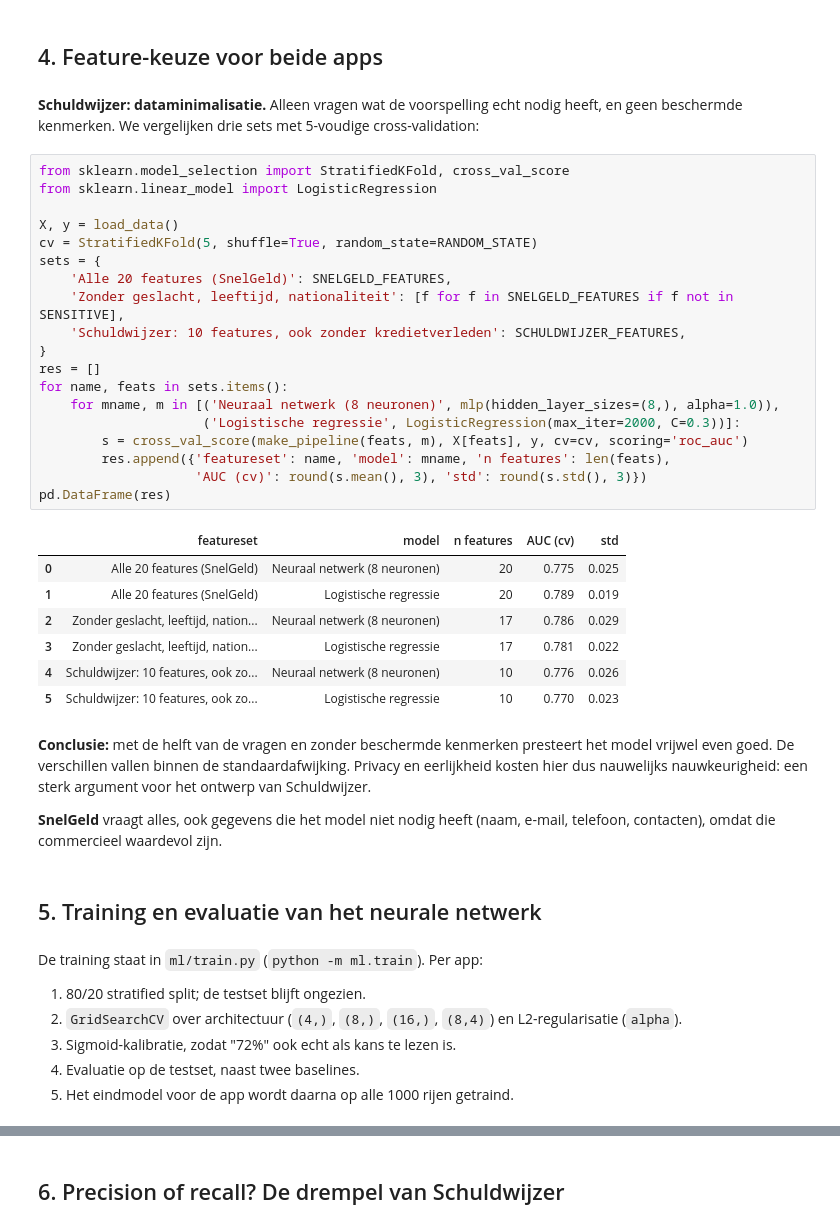
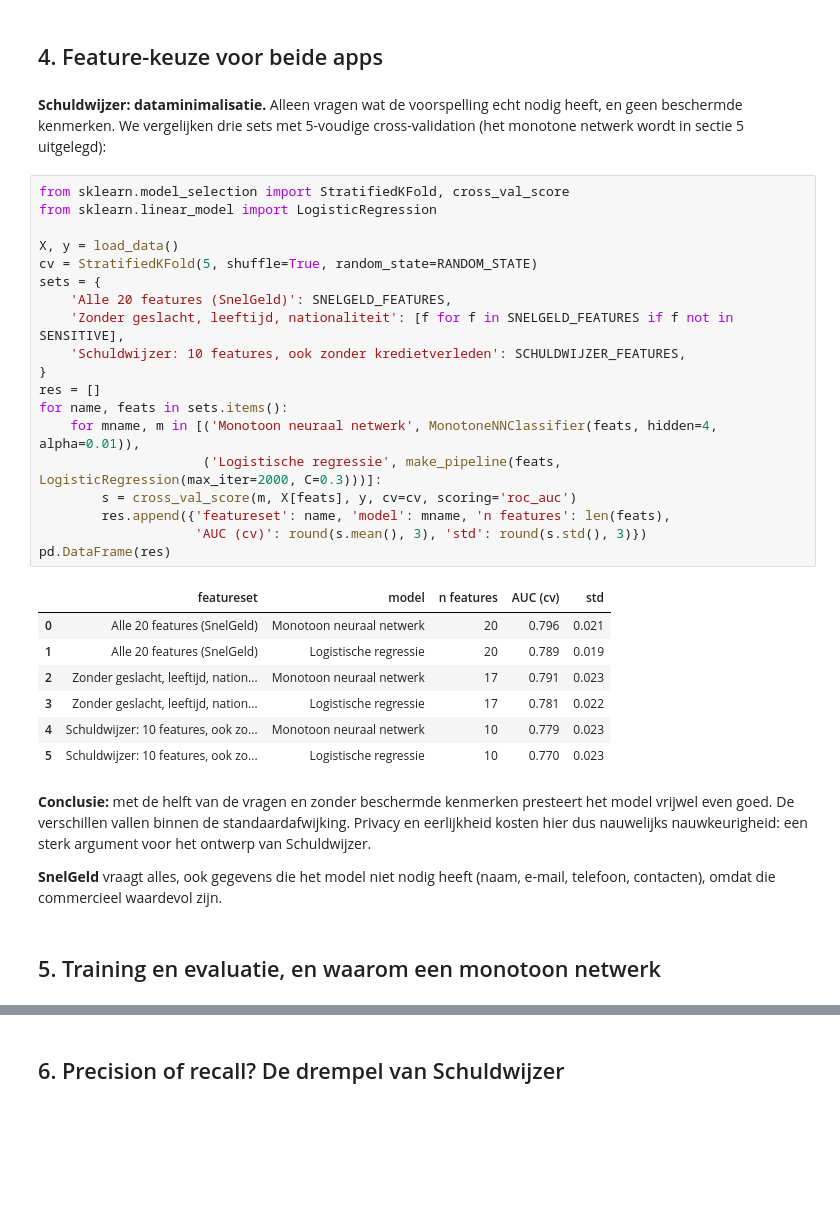
Before and after one commit to aj-automate/HCAID, a Jupyter notebook: notebooks/01_kredietrisico_model.ipynb, the cells around one changed output, grey strips where cells are left out. Drawn from its saved outputs; the diff is of its cells as text; blank space fills up the shorter version.

```diff
--- a/notebooks/01_kredietrisico_model.ipynb
+++ b/notebooks/01_kredietrisico_model.ipynb
@@ -147,45 +149,37 @@ Vrouwen (35% bad tegen 28%) en jongeren (42% tegen 27%) kwamen in deze data vake
 # %% [markdown]
 ## 4. Feature-keuze voor beide apps
 # %% [markdown]
-**Schuldwijzer: dataminimalisatie.** Alleen vragen wat de voorspelling echt nodig heeft, en geen beschermde kenmerken. We vergelijken drie sets met 5-voudige cross-validation:
+**Schuldwijzer: dataminimalisatie.** Alleen vragen wat de voorspelling echt nodig heeft, en geen beschermde kenmerken. We vergelijken drie sets met 5-voudige cross-validation (het monotone netwerk wordt in sectie 5 uitgelegd):
 # %%
 from sklearn.model_selection import StratifiedKFold, cross_val_score
 from sklearn.linear_model import LogisticRegression
 
 X, y = load_data()
 cv = StratifiedKFold(5, shuffle=True, random_state=RANDOM_STATE)
 sets = {
     'Alle 20 features (SnelGeld)': SNELGELD_FEATURES,
     'Zonder geslacht, leeftijd, nationaliteit': [f for f in SNELGELD_FEATURES if f not in SENSITIVE],
     'Schuldwijzer: 10 features, ook zonder kredietverleden': SCHULDWIJZER_FEATURES,
 }
 res = []
 for name, feats in sets.items():
-    for mname, m in [('Neuraal netwerk (8 neuronen)', mlp(hidden_layer_sizes=(8,), alpha=1.0)),
-                     ('Logistische regressie', LogisticRegression(max_iter=2000, C=0.3))]:
-        s = cross_val_score(make_pipeline(feats, m), X[feats], y, cv=cv, scoring='roc_auc')
+    for mname, m in [('Monotoon neuraal netwerk', MonotoneNNClassifier(feats, hidden=4, alpha=0.01)),
+                     ('Logistische regressie', make_pipeline(feats, LogisticRegression(max_iter=2000, C=0.3)))]:
+        s = cross_val_score(m, X[feats], y, cv=cv, scoring='roc_auc')
         res.append({'featureset': name, 'model': mname, 'n features': len(feats),
                     'AUC (cv)': round(s.mean(), 3), 'std': round(s.std(), 3)})
 pd.DataFrame(res)
 # %% [output]
 |  | featureset | model | n features | AUC (cv) | std |
-| 0 | Alle 20 features (SnelGeld) | Neuraal netwerk (8 neuronen) | 20 | 0.775 | 0.025 |
+| 0 | Alle 20 features (SnelGeld) | Monotoon neuraal netwerk | 20 | 0.796 | 0.021 |
 | 1 | Alle 20 features (SnelGeld) | Logistische regressie | 20 | 0.789 | 0.019 |
-| 2 | Zonder geslacht, leeftijd, nation... | Neuraal netwerk (8 neuronen) | 17 | 0.786 | 0.029 |
+| 2 | Zonder geslacht, leeftijd, nation... | Monotoon neuraal netwerk | 17 | 0.791 | 0.023 |
 | 3 | Zonder geslacht, leeftijd, nation... | Logistische regressie | 17 | 0.781 | 0.022 |
-| 4 | Schuldwijzer: 10 features, ook zo... | Neuraal netwerk (8 neuronen) | 10 | 0.776 | 0.026 |
+| 4 | Schuldwijzer: 10 features, ook zo... | Monotoon neuraal netwerk | 10 | 0.779 | 0.023 |
 | 5 | Schuldwijzer: 10 features, ook zo... | Logistische regressie | 10 | 0.770 | 0.023 |
 # %% [markdown]
 **Conclusie:** met de helft van de vragen en zonder beschermde kenmerken presteert het model vrijwel even goed. De verschillen vallen binnen de standaardafwijking. Privacy en eerlijkheid kosten hier dus nauwelijks nauwkeurigheid: een sterk argument voor het ontwerp van Schuldwijzer.
 
 **SnelGeld** vraagt alles, ook gegevens die het model niet nodig heeft (naam, e-mail, telefoon, contacten), omdat die commercieel waardevol zijn.
 # %% [markdown]
-## 5. Training en evaluatie van het neurale netwerk
+## 5. Training en evaluatie, en waarom een monotoon netwerk
-# %% [markdown]
-De training staat in `ml/train.py` (`python -m ml.train`). Per app:
-
-1. 80/20 stratified split; de testset blijft ongezien.
-2. `GridSearchCV` over architectuur (`(4,)`, `(8,)`, `(16,)`, `(8,4)`) en L2-regularisatie (`alpha`).
-3. Sigmoid-kalibratie, zodat "72%" ook echt als kans te lezen is.
-4. Evaluatie op de testset, naast twee baselines.
-5. Het eindmodel voor de app wordt daarna op alle 1000 rijen getraind.
```
Also changed, not shown: parts of 25 cells of this notebook, 56 other files.
